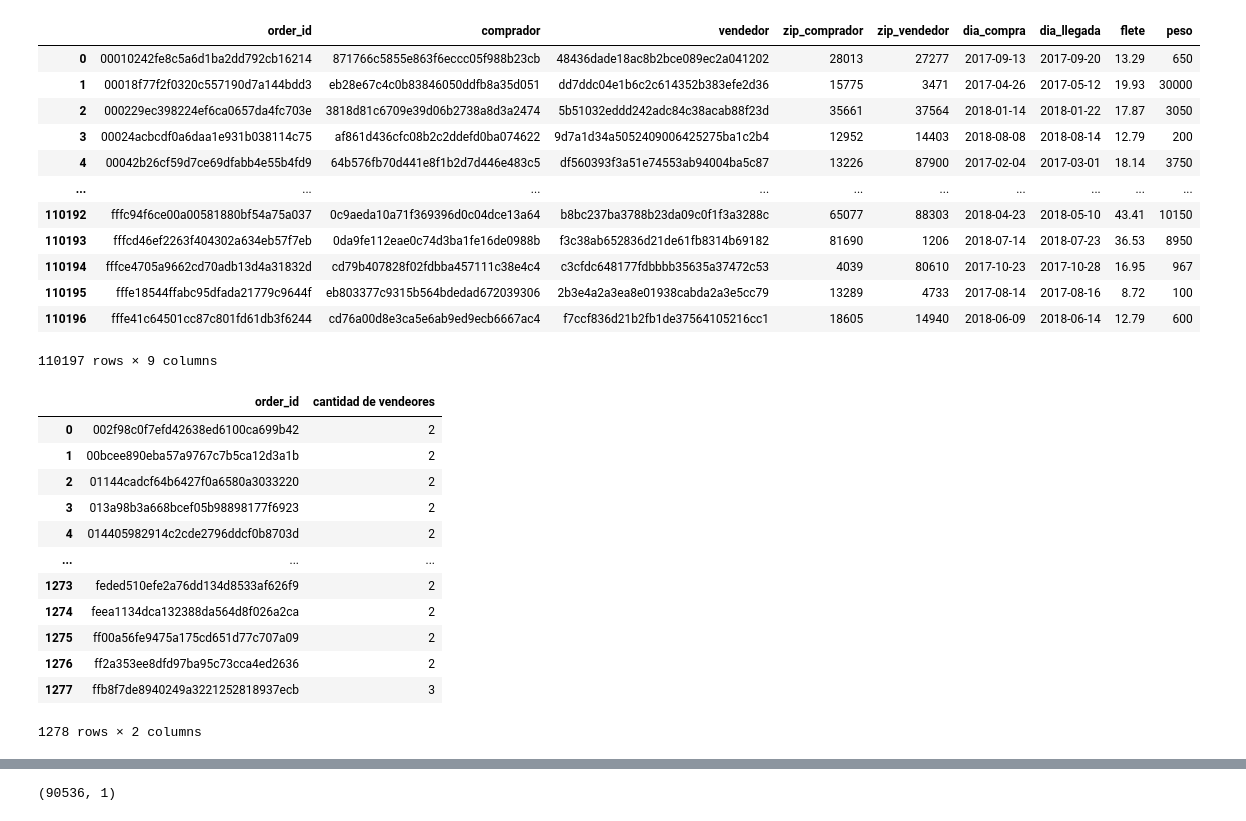
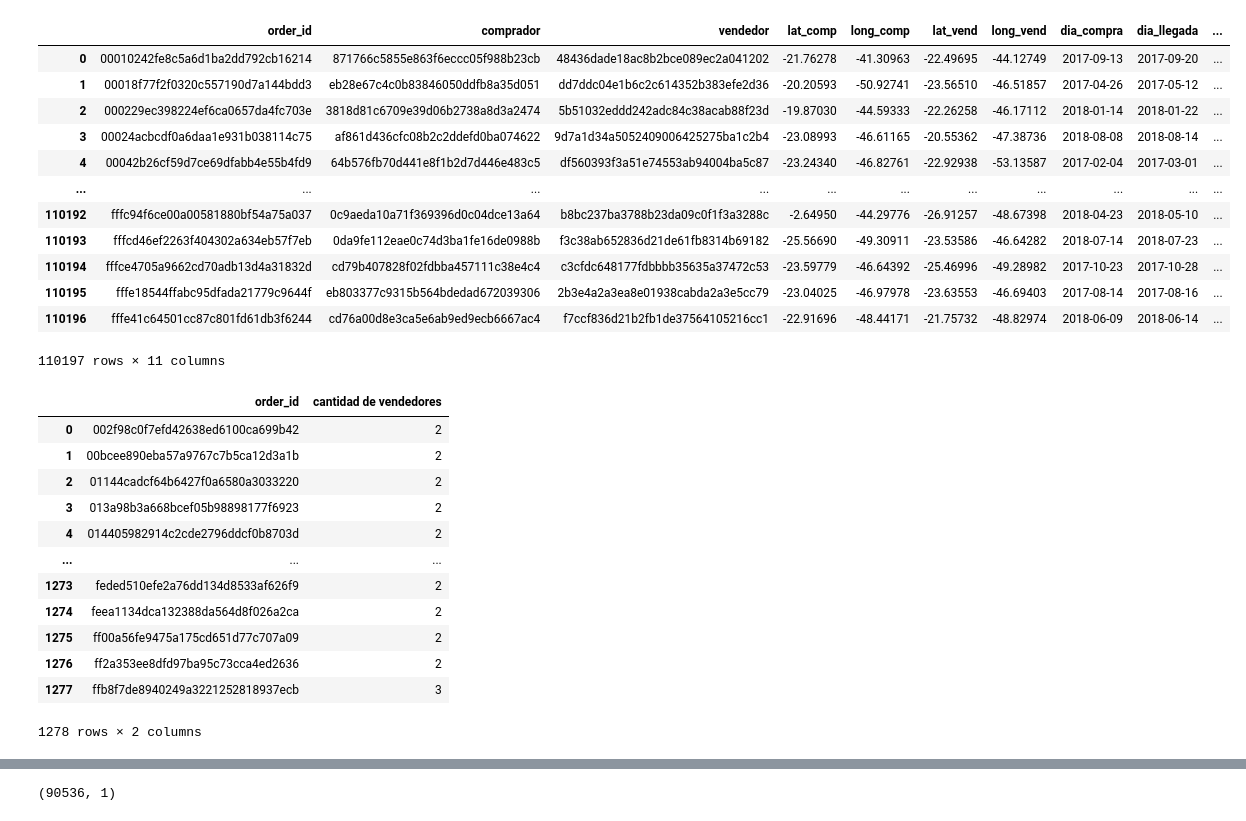
Before and after one commit to agusdm97/PF-DTS05-E-COMMERCE-OLIST, a Jupyter notebook: machine_learning/ml_dias_espera.ipynb, the cells around one changed output, grey strips where cells are left out. Drawn from its saved outputs; the diff is of its cells as text; code cells hidden in the pictures.

```diff
--- a/machine_learning/ml_dias_espera.ipynb
+++ b/machine_learning/ml_dias_espera.ipynb
@@ -18,33 +18,38 @@ engine = sql.create_engine(
 )
 # %%
 #Importamos a df_tiempo todos los productos que ya fueron entregados
-df_tiempo = pd.read_sql_query("""SELECT oi.order_id, c.unique_id as "comprador", oi.seller_id as "vendedor", c.zip_code as "zip_comprador", s.zip_code as "zip_vendedor", ord.purchase_timestamp as "dia_compra",  ord.delivered_customer_date as "dia_llegada", oi.freight_value as "flete", p.weight_g as "peso"
+df_tiempo = pd.read_sql_query("""SELECT oi.order_id, c.unique_id as "comprador", oi.seller_id as "vendedor", g.latitude as "lat_comp", g.longitude as "long_comp", gs.latitude as "lat_vend", gs.longitude as "long_vend",ord.purchase_timestamp as "dia_compra",  ord.delivered_customer_date as "dia_llegada", oi.freight_value as "flete", p.weight_g as "peso"
 FROM orders as ord
 LEFT JOIN customers AS c ON (ord.customer_id = c.customer_id)
 LEFT JOIN order_items AS oi ON (ord.order_id = oi.order_id)
 LEFT JOIN sellers  AS s ON (oi.seller_id = s.seller_id)
 LEFT JOIN products AS p ON (oi.product_id = p.product_id)
-WHERE status =  "delivered";""",
+LEFT JOIN geolocations AS g ON (c.zip_code = g.zip_code)
+LEFT JOIN
+			(SELECT zip_code, latitude, longitude
+            FROM geolocations) AS gs ON (s.zip_code = gs.zip_code)
+WHERE status =  "delivered";
+""",
     con= engine)
 df_tiempo
 # %% [output]
-|  | order_id | comprador | vendedor | zip_comprador | zip_vendedor | dia_compra | dia_llegada | flete | peso |
-| 0 | 00010242fe8c5a6d1ba2dd792cb16214 | 871766c5855e863f6eccc05f988b23cb | 48436dade18ac8b2bce089ec2a041202 | 28013 | 27277 | 2017-09-13 | 2017-09-20 | 13.29 | 650 |
-| 1 | 00018f77f2f0320c557190d7a144bdd3 | eb28e67c4c0b83846050ddfb8a35d051 | dd7ddc04e1b6c2c614352b383efe2d36 | 15775 | 3471 | 2017-04-26 | 2017-05-12 | 19.93 | 30000 |
-| 2 | 000229ec398224ef6ca0657da4fc703e | 3818d81c6709e39d06b2738a8d3a2474 | 5b51032eddd242adc84c38acab88f23d | 35661 | 37564 | 2018-01-14 | 2018-01-22 | 17.87 | 3050 |
-| 3 | 00024acbcdf0a6daa1e931b038114c75 | af861d436cfc08b2c2ddefd0ba074622 | 9d7a1d34a5052409006425275ba1c2b4 | 12952 | 14403 | 2018-08-08 | 2018-08-14 | 12.79 | 200 |
-| 4 | 00042b26cf59d7ce69dfabb4e55b4fd9 | 64b576fb70d441e8f1b2d7d446e483c5 | df560393f3a51e74553ab94004ba5c87 | 13226 | 87900 | 2017-02-04 | 2017-03-01 | 18.14 | 3750 |
-| ... | ... | ... | ... | ... | ... | ... | ... | ... | ... |
-| 110192 | fffc94f6ce00a00581880bf54a75a037 | 0c9aeda10a71f369396d0c04dce13a64 | b8bc237ba3788b23da09c0f1f3a3288c | 65077 | 88303 | 2018-04-23 | 2018-05-10 | 43.41 | 10150 |
-| 110193 | fffcd46ef2263f404302a634eb57f7eb | 0da9fe112eae0c74d3ba1fe16de0988b | f3c38ab652836d21de61fb8314b69182 | 81690 | 1206 | 2018-07-14 | 2018-07-23 | 36.53 | 8950 |
-| 110194 | fffce4705a9662cd70adb13d4a31832d | cd79b407828f02fdbba457111c38e4c4 | c3cfdc648177fdbbbb35635a37472c53 | 4039 | 80610 | 2017-10-23 | 2017-10-28 | 16.95 | 967 |
-| 110195 | fffe18544ffabc95dfada21779c9644f | eb803377c9315b564bdedad672039306 | 2b3e4a2a3ea8e01938cabda2a3e5cc79 | 13289 | 4733 | 2017-08-14 | 2017-08-16 | 8.72 | 100 |
-| 110196 | fffe41c64501cc87c801fd61db3f6244 | cd76a00d8e3ca5e6ab9ed9ecb6667ac4 | f7ccf836d21b2fb1de37564105216cc1 | 18605 | 14940 | 2018-06-09 | 2018-06-14 | 12.79 | 600 |
+|  | order_id | comprador | vendedor | lat_comp | long_comp | lat_vend | long_vend | dia_compra | dia_llegada | ... |
+| 0 | 00010242fe8c5a6d1ba2dd792cb16214 | 871766c5855e863f6eccc05f988b23cb | 48436dade18ac8b2bce089ec2a041202 | -21.76278 | -41.30963 | -22.49695 | -44.12749 | 2017-09-13 | 2017-09-20 | ... |
+| 1 | 00018f77f2f0320c557190d7a144bdd3 | eb28e67c4c0b83846050ddfb8a35d051 | dd7ddc04e1b6c2c614352b383efe2d36 | -20.20593 | -50.92741 | -23.56510 | -46.51857 | 2017-04-26 | 2017-05-12 | ... |
+| 2 | 000229ec398224ef6ca0657da4fc703e | 3818d81c6709e39d06b2738a8d3a2474 | 5b51032eddd242adc84c38acab88f23d | -19.87030 | -44.59333 | -22.26258 | -46.17112 | 2018-01-14 | 2018-01-22 | ... |
+| 3 | 00024acbcdf0a6daa1e931b038114c75 | af861d436cfc08b2c2ddefd0ba074622 | 9d7a1d34a5052409006425275ba1c2b4 | -23.08993 | -46.61165 | -20.55362 | -47.38736 | 2018-08-08 | 2018-08-14 | ... |
+| 4 | 00042b26cf59d7ce69dfabb4e55b4fd9 | 64b576fb70d441e8f1b2d7d446e483c5 | df560393f3a51e74553ab94004ba5c87 | -23.24340 | -46.82761 | -22.92938 | -53.13587 | 2017-02-04 | 2017-03-01 | ... |
+| ... | ... | ... | ... | ... | ... | ... | ... | ... | ... | ... |
+| 110192 | fffc94f6ce00a00581880bf54a75a037 | 0c9aeda10a71f369396d0c04dce13a64 | b8bc237ba3788b23da09c0f1f3a3288c | -2.64950 | -44.29776 | -26.91257 | -48.67398 | 2018-04-23 | 2018-05-10 | ... |
+| 110193 | fffcd46ef2263f404302a634eb57f7eb | 0da9fe112eae0c74d3ba1fe16de0988b | f3c38ab652836d21de61fb8314b69182 | -25.56690 | -49.30911 | -23.53586 | -46.64282 | 2018-07-14 | 2018-07-23 | ... |
+| 110194 | fffce4705a9662cd70adb13d4a31832d | cd79b407828f02fdbba457111c38e4c4 | c3cfdc648177fdbbbb35635a37472c53 | -23.59779 | -46.64392 | -25.46996 | -49.28982 | 2017-10-23 | 2017-10-28 | ... |
+| 110195 | fffe18544ffabc95dfada21779c9644f | eb803377c9315b564bdedad672039306 | 2b3e4a2a3ea8e01938cabda2a3e5cc79 | -23.04025 | -46.97978 | -23.63553 | -46.69403 | 2017-08-14 | 2017-08-16 | ... |
+| 110196 | fffe41c64501cc87c801fd61db3f6244 | cd76a00d8e3ca5e6ab9ed9ecb6667ac4 | f7ccf836d21b2fb1de37564105216cc1 | -22.91696 | -48.44171 | -21.75732 | -48.82974 | 2018-06-09 | 2018-06-14 | ... |
-110197 rows × 9 columns
+110197 rows × 11 columns
 # %%
 #Importamos las ordenes que tienen más de un producto de diferentes vendedores
 df_mul_vendedor = pd.read_sql_query("""
-    SELECT o.order_id, count(o.seller_id) AS "cantidad de vendeores"
+    SELECT o.order_id, count(o.seller_id) AS "cantidad de vendedores"
     FROM(
         SELECT order_id, seller_id
         FROM data_warehouse_olist.order_items
@@ -55,7 +60,7 @@ df_mul_vendedor = pd.read_sql_query("""
     con= engine)
 df_mul_vendedor
 # %% [output]
-|  | order_id | cantidad de vendeores |
+|  | order_id | cantidad de vendedores |
 | 0 | 002f98c0f7efd42638ed6100ca699b42 | 2 |
 | 1 | 00bcee890eba57a9767c7b5ca12d3a1b | 2 |
 | 2 | 01144cadcf64b6427f0a6580a3033220 | 2 |
```
Also changed, not shown: parts of 40 cells of this notebook, 1 other file.
